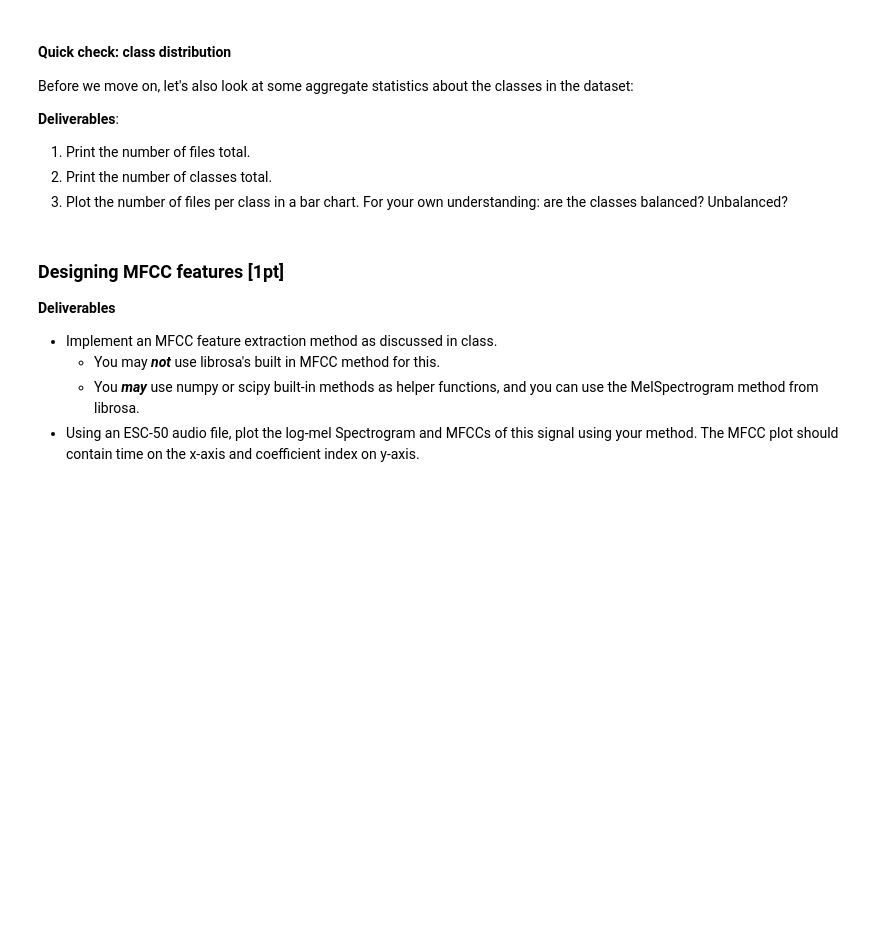
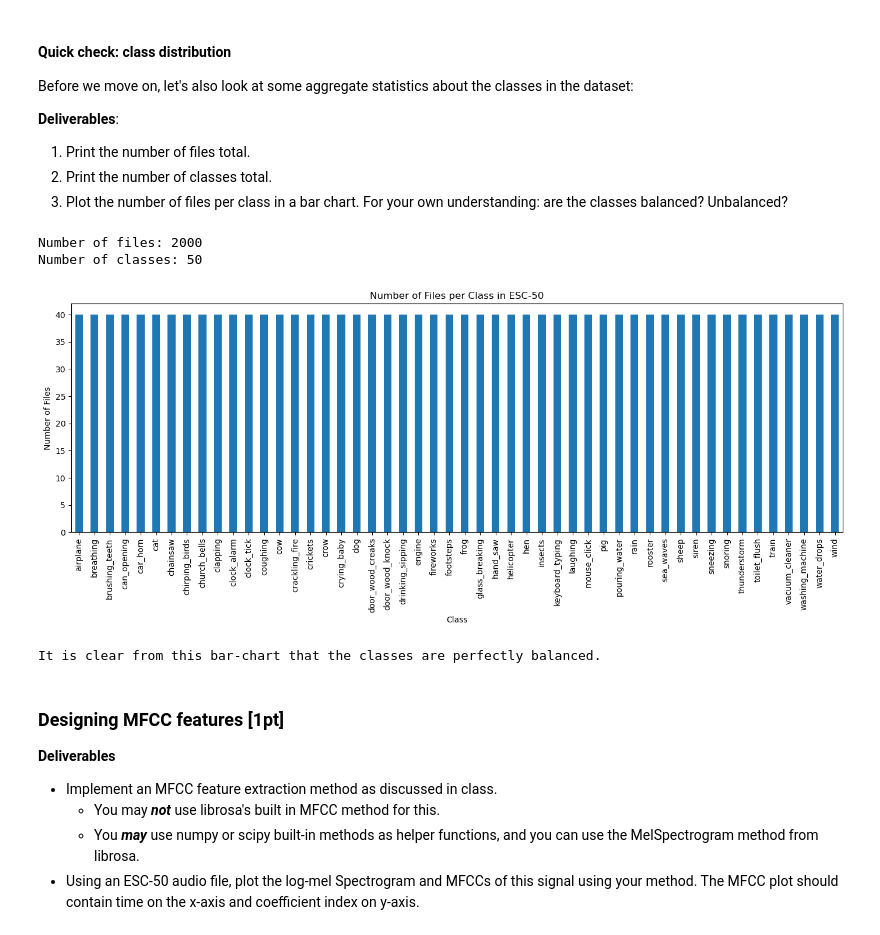
Before and after one commit to RobertTylman/nyu-csgy6933-ML26, a Jupyter notebook: assignment 3/assignment3_student.ipynb, the cells around one changed output. Saved outputs shown, nothing was run; the diff lists cells and outputs as text; code cells hidden in the pictures; blank space fills up the shorter version.

```diff
--- a/assignment 3/assignment3_student.ipynb
+++ b/assignment 3/assignment3_student.ipynb
@@ -474,3 +510,31 @@ Before we move on, let's also look at some aggregate statistics about the classe
+# %%
+# 🚨TODO🚨
+# 1: Number of files total
+num_files = len(meta)
+print("Number of files:", num_files)
+
+# 2: Number of classes total
+num_classes = meta["category"].nunique()
+print("Number of classes:", num_classes)
+
+# 3: Number of files per class
+class_counts = meta["category"].value_counts().sort_index()
+
+plt.figure(figsize=(14, 6))
+class_counts.plot(kind="bar")
+plt.title("Number of Files per Class in ESC-50")
+plt.xlabel("Class")
+plt.ylabel("Number of Files")
+plt.xticks(rotation=90)
+plt.tight_layout()
+plt.show()
+
+print("It is clear from this bar-chart that the classes are perfectly balanced.")
+# %% [output]
+Number of files: 2000
+Number of classes: 50
+[figure, added]
+It is clear from this bar-chart that the classes are perfectly balanced.
 # %% [markdown]
 ### Designing MFCC features [1pt]
 **Deliverables**
```
Also changed, not shown: parts of 6 cells of this notebook, 1 other file.
